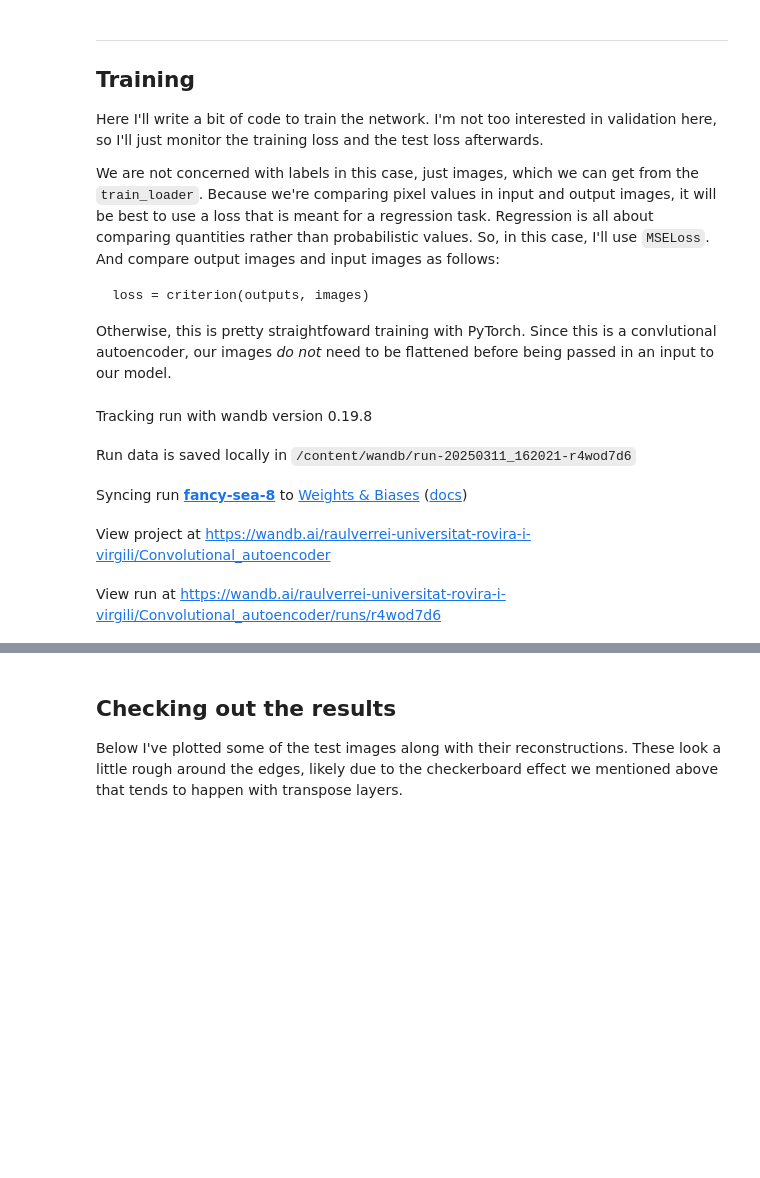
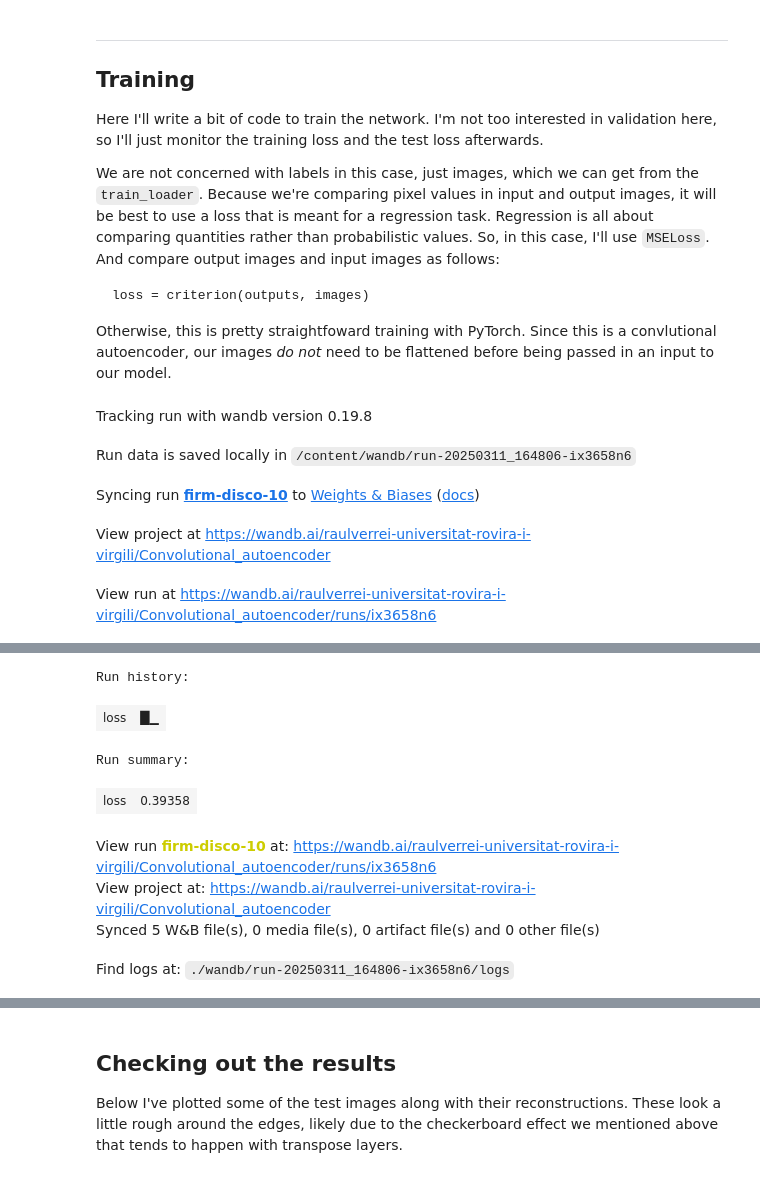
Before and after one commit to RaulVerea/hdvc, a Jupyter notebook: autoencoder/convolutional-autoencoder/Convolutional_Autoencoder_Solution.ipynb, the cells around one changed output, grey strips where cells are left out. Saved outputs shown, nothing was run; the diff lists cells and outputs as text; code cells hidden in the pictures; blank space fills up the shorter version.

```diff
--- a/autoencoder/convolutional-autoencoder/Convolutional_Autoencoder_Solution.ipynb
+++ b/autoencoder/convolutional-autoencoder/Convolutional_Autoencoder_Solution.ipynb
@@ -271,6 +271,7 @@ optimizer = torch.optim.Adam(model.parameters(), lr=learning_rate)
 run_deeper = wandb.init(
     # Set the project where this run will be logged
     project="Convolutional_autoencoder",
+    group="Comparation_models",
     # Track hyperparameters and run metadata
     config={
         "learning_rate": learning_rate,
@@ -330,7 +331,7 @@ if epoch % 5 == 0:  # Log cada 5 épocas o según tus necesidades
 run_deeper.finish()
 # %% [output]
 Tracking run with wandb version 0.19.8
-Run data is saved locally in /content/wandb/run-20250311_162021-r4wod7d6
+Run data is saved locally in /content/wandb/run-20250311_164806-ix3658n6
-Syncing run fancy-sea-8 to Weights & Biases (docs)
+Syncing run firm-disco-10 to Weights & Biases (docs)
 View project at https://wandb.ai/raulverrei-universitat-rovira-i-virgili/Convolutional_autoencoder
-View run at https://wandb.ai/raulverrei-universitat-rovira-i-virgili/Convolutional_autoencoder/runs/r4wod7d6
+View run at https://wandb.ai/raulverrei-universitat-rovira-i-virgili/Convolutional_autoencoder/runs/ix3658n6
@@ -338,3 +341,11 @@ KeyboardInterrupt:
+Run history:
+| loss | █▁ |
+Run summary:
+| loss | 0.39358 |
+View run firm-disco-10 at: https://wandb.ai/raulverrei-universitat-rovira-i-virgili/Convolutional_autoencoder/runs/ix3658n6
+View project at: https://wandb.ai/raulverrei-universitat-rovira-i-virgili/Convolutional_autoencoder
+Synced 5 W&B file(s), 0 media file(s), 0 artifact file(s) and 0 other file(s)
+Find logs at: ./wandb/run-20250311_164806-ix3658n6/logs
 # %%
 # specify loss function
 optimizer = torch.optim.Adam(model_original.parameters(), lr=learning_rate)
```
Also changed, not shown: parts of 2 cells of this notebook.
